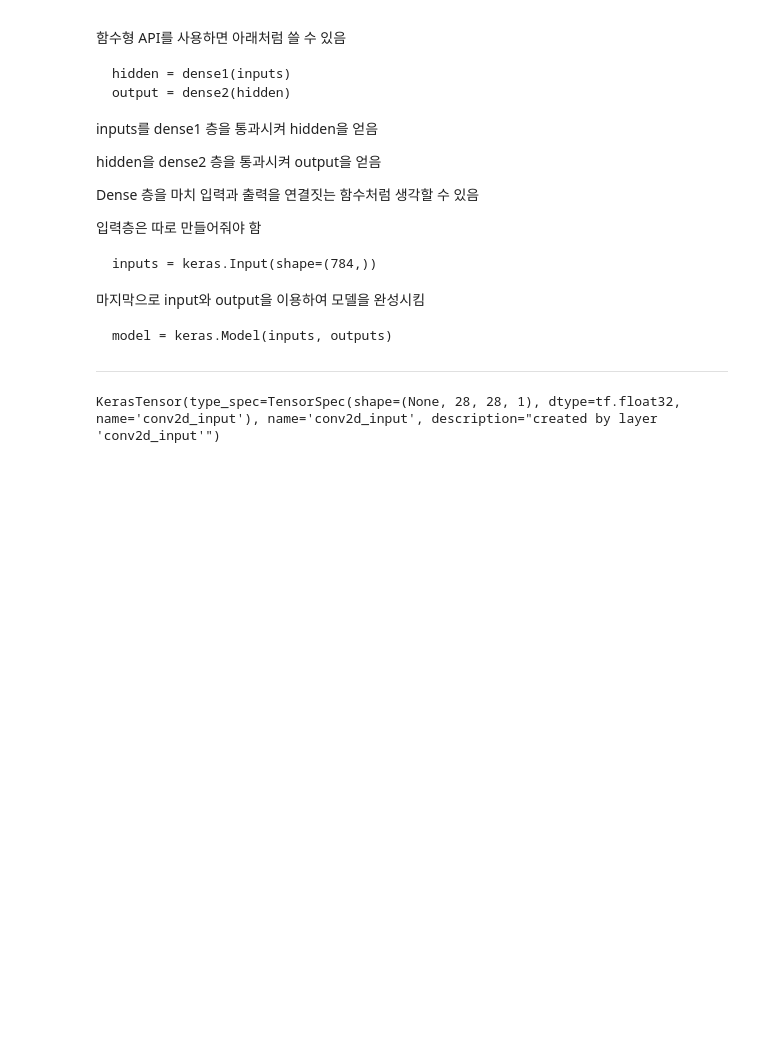
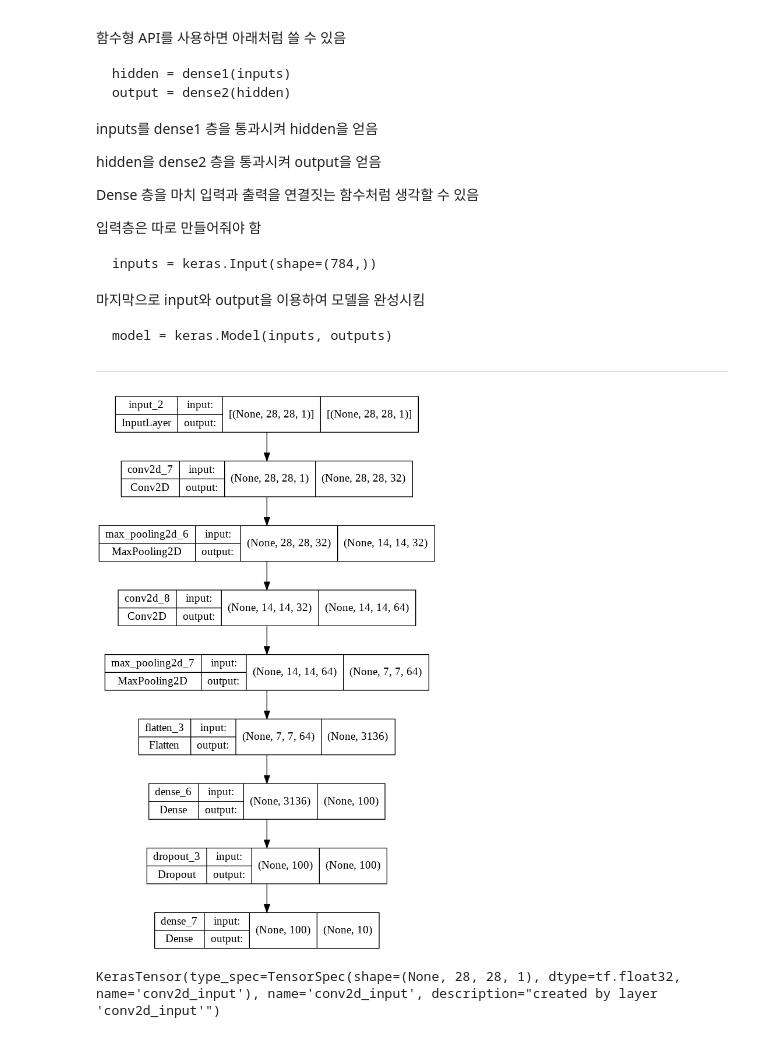
Before and after one commit to keizikang/self_study_mldl, a Jupyter notebook: 혼공머신_8장.ipynb, the cells around one changed output. Drawn from its saved outputs; the diff is of its cells as text; code cells hidden in the pictures; blank space fills up the shorter version.

```diff
--- a/혼공머신_8장.ipynb
+++ b/혼공머신_8장.ipynb
@@ -377,6 +392,22 @@ Dense 층을 마치 입력과 출력을 연결짓는 함수처럼 생각할 수
     model = keras.Model(inputs, outputs)
 
 ---
+# %%
+# 함수형 API를 이용한 전체 모델 구성
+input = keras.Input(shape=(28, 28, 1))
+x = keras.layers.Conv2D(32, 3, activation='relu', padding='same')(input)
+x = keras.layers.MaxPooling2D(2)(x)
+x = keras.layers.Conv2D(64, 3, activation='relu', padding='same')(x)
+x = keras.layers.MaxPooling2D(2)(x)
+x = keras.layers.Flatten()(x)
+x = keras.layers.Dense(100, activation='relu')(x)
+x = keras.layers.Dropout(0.4)(x)
+output = keras.layers.Dense(10, activation='softmax')(x)
+
+model_API = keras.Model(input, output)
+keras.utils.plot_model(model_API, show_shapes=True)
+# %% [output]
+[figure, added]
 # %%
 # Sequential로 만든 모델의 입력층은 Sequential.input에 들어있음
 print(model.input)
```
Also changed, not shown: parts of 14 cells of this notebook.
